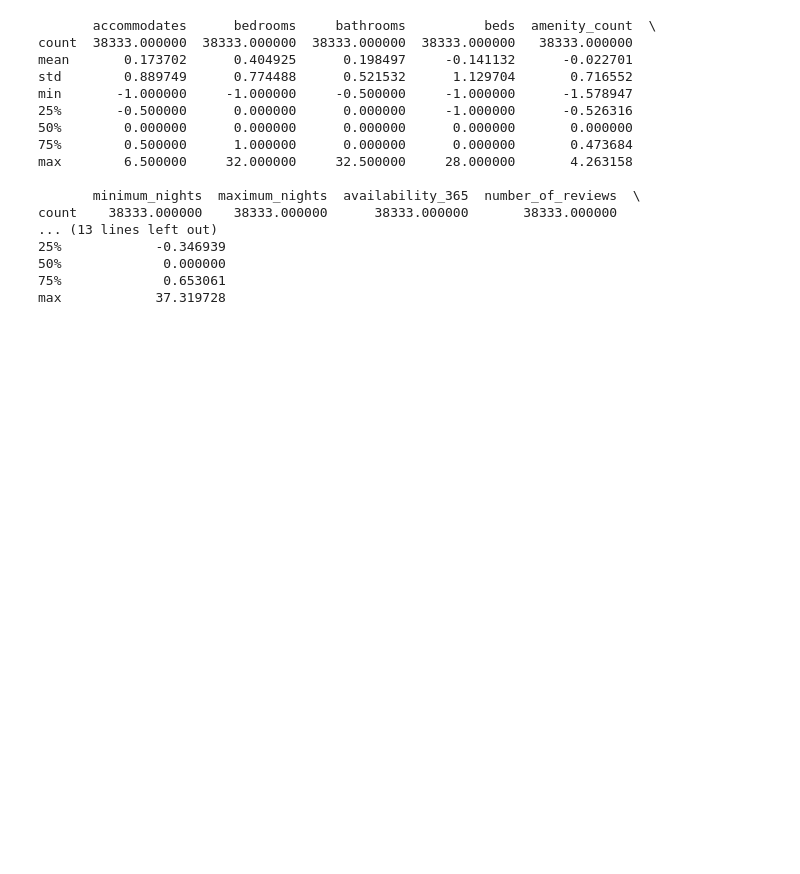
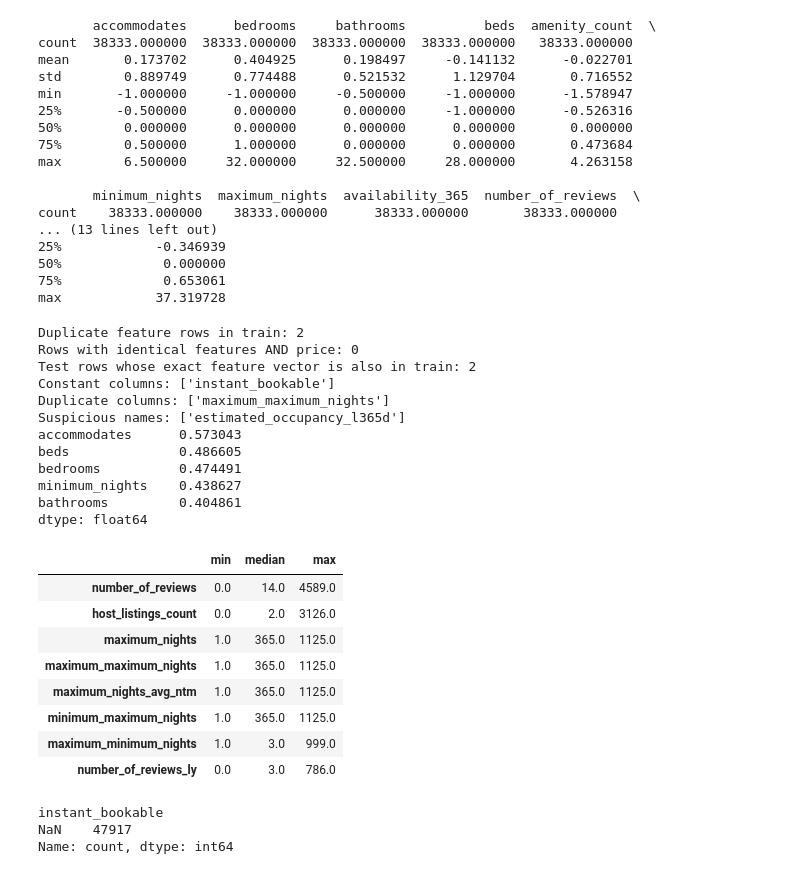
Before and after one commit to umangi003/airbnb-price-prediction, a Jupyter notebook: notebooks/data_profile.ipynb, the cells around one changed output. Cells and saved outputs as stored; diff of their text form; code cells hidden in the pictures; blank space fills up the shorter version.

```diff
--- a/notebooks/data_profile.ipynb
+++ b/notebooks/data_profile.ipynb
@@ -1,8 +1,14 @@
 # %%
 import pandas as pd
+from pathlib import Path
+
+ROOT = Path.cwd() if (Path.cwd() / "data").exists() else Path.cwd().parent
+RAW = ROOT / "data" / "listings.csv.gz"
+OUT = ROOT / "data" / "processed"
+print("Project root:", ROOT, "| raw file found:", RAW.exists())
 
 # 1.Load the dataset
-df = pd.read_csv("listings.csv.gz")
+df = pd.read_csv(RAW)
 
 # 2.Check basic dimensions
 print(f"Total rows (listings): {df.shape[0]}")
@@ -487,3 +558,55 @@ X_train_scaled.to_csv('data/processed/X_train_scaled.csv', index=False)
 X_test_scaled.to_csv('data/processed/X_test_scaled.csv', index=False)
 y_train.to_csv('data/processed/y_train.csv', index=False)
 y_test.to_csv('data/processed/y_test.csv', index=False)
+# %%
+DATA = "../data/processed/"
+Xtr = pd.read_csv(DATA + "X_train.csv").astype(float)
+Xte = pd.read_csv(DATA + "X_test.csv").astype(float)
+ytr = pd.read_csv(DATA + "y_train.csv").squeeze()
+
+# 1) duplicate rows, and train/test overlap (critical for KNN)
+print("Duplicate feature rows in train:", Xtr.duplicated().sum())
+print("Rows with identical features AND price:", Xtr.assign(y=ytr.values).duplicated().sum())
+train_keys = set(map(tuple, Xtr.values))
+print("Test rows whose exact feature vector is also in train:",
+      sum(tuple(r) in train_keys for r in Xte.values))
+
+# 2) constant and duplicate columns
+print("Constant columns:", [c for c in Xtr if Xtr[c].nunique() == 1])
+print("Duplicate columns:", Xtr.columns[Xtr.T.duplicated().values].tolist())
+
+# 3) leakage-like names and near-perfect correlation with the target
+print("Suspicious names:", [c for c in Xtr.columns
+      if any(k in c for k in ["revenue", "occupancy", "price", "income", "estimated"])])
+print(Xtr.corrwith(ytr).abs().sort_values(ascending=False).head(5))
+
+# 4) extremes after the fix
+display(Xtr.agg(["min", "median", "max"]).T.sort_values("max", ascending=False).head(8))
+# %% [output]
+Duplicate feature rows in train: 2
+Rows with identical features AND price: 0
+Test rows whose exact feature vector is also in train: 2
+Constant columns: ['instant_bookable']
+Duplicate columns: ['maximum_maximum_nights']
+Suspicious names: ['estimated_occupancy_l365d']
+accommodates      0.573043
+beds              0.486605
+bedrooms          0.474491
+minimum_nights    0.438627
+bathrooms         0.404861
+dtype: float64
+|  | min | median | max |
+| number_of_reviews | 0.0 | 14.0 | 4589.0 |
+| host_listings_count | 0.0 | 2.0 | 3126.0 |
+| maximum_nights | 1.0 | 365.0 | 1125.0 |
+| maximum_maximum_nights | 1.0 | 365.0 | 1125.0 |
+| maximum_nights_avg_ntm | 1.0 | 365.0 | 1125.0 |
+| minimum_maximum_nights | 1.0 | 365.0 | 1125.0 |
+| maximum_minimum_nights | 1.0 | 3.0 | 999.0 |
+| number_of_reviews_ly | 0.0 | 3.0 | 786.0 |
+# %%
+print(df["instant_bookable"].value_counts(dropna=False))
+# %% [output]
+instant_bookable
+NaN    47917
+Name: count, dtype: int64
```
Also changed, not shown: parts of 4 cells of this notebook, 4 other files.
